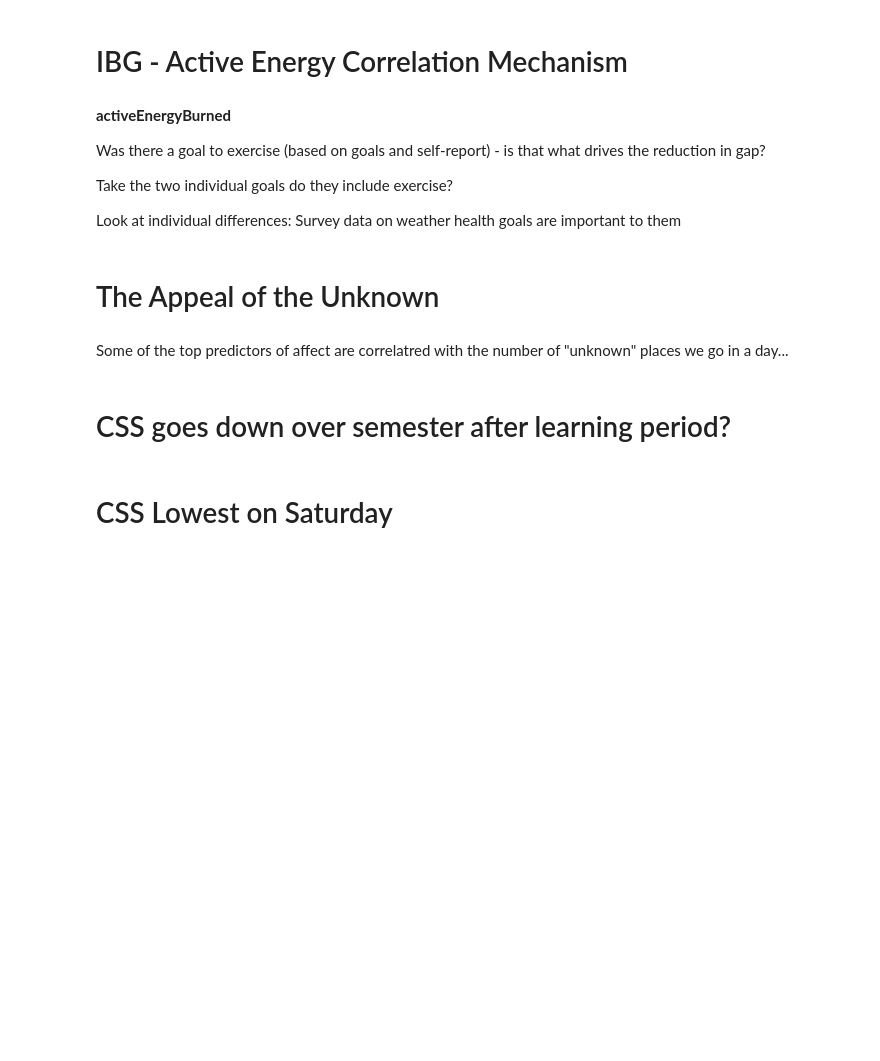
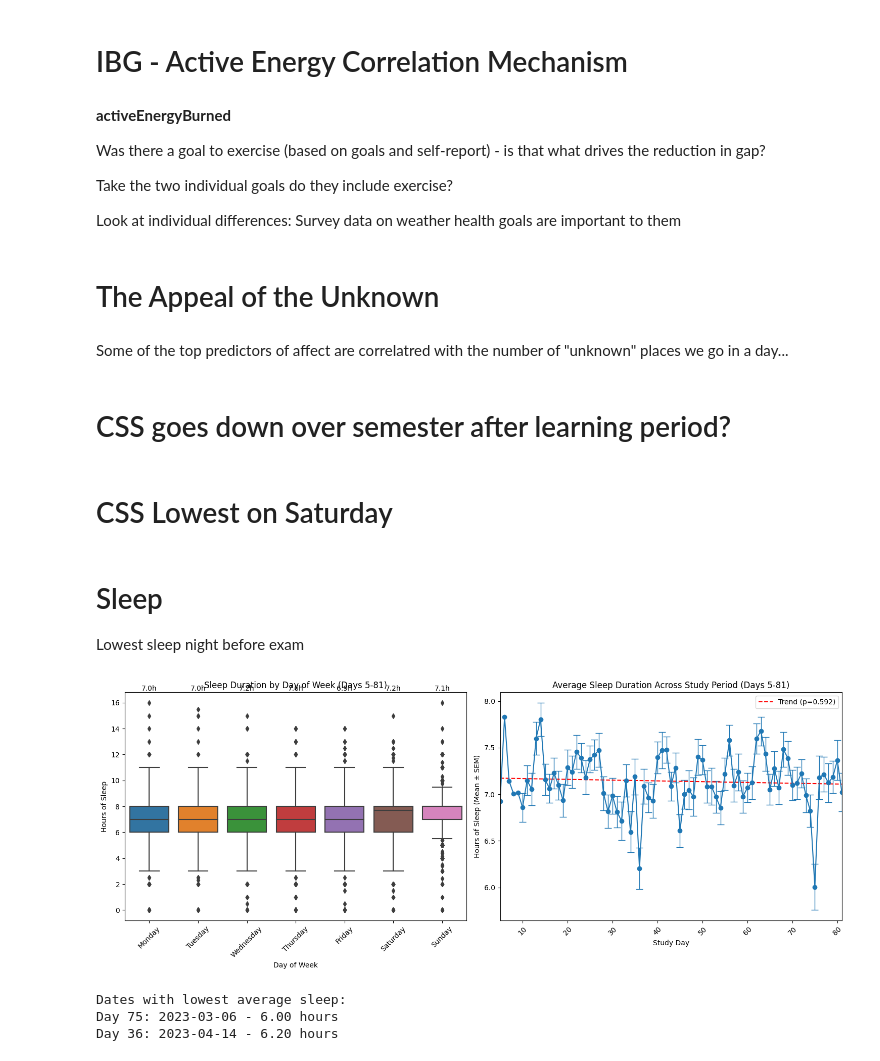
Before and after one commit to danieljwilson/3_3_experience_sampling, a Jupyter notebook: 3_3_3_data_analysis/02_analysis/Exploratory.ipynb, the cells around one changed output. Drawn from its saved outputs; the diff is of its cells as text; code cells hidden in the pictures; blank space fills up the shorter version.

```diff
--- a/3_3_3_data_analysis/02_analysis/Exploratory.ipynb
+++ b/3_3_3_data_analysis/02_analysis/Exploratory.ipynb
@@ -172,3 +172,80 @@ plt.grid(True, alpha=0.3)
 
 # Adjust layout to prevent label cutoff
 plt.tight_layout()
+# %% [markdown]
+# Sleep
+
+Lowest sleep night before exam
+# %%
+# Convert trial_date to datetime if it's not already
+df_good['trial_date'] = pd.to_datetime(df_good['trial_date'])
+
+# Create figure with two subplots
+fig, (ax1, ax2) = plt.subplots(1, 2, figsize=(15, 6))
+
+# Filter data for days 5-81
+df_filtered = df_good[df_good['day'].between(5, 81)]
+
+# Plot 1: Box plot for each day of the week
+sns.boxplot(
+    data=df_filtered,
+    x=df_filtered['trial_date'].dt.day_name(),
+    y='sr_DAILY_past24_sleep',
+    ax=ax1,
+    order=['Monday', 'Tuesday', 'Wednesday', 'Thursday', 'Friday', 'Saturday', 'Sunday']
+)
+
+# Calculate and add mean values as text annotations
+daily_means = df_filtered.groupby(df_filtered['trial_date'].dt.day_name())['sr_DAILY_past24_sleep'].mean()
+for i, mean in enumerate(daily_means):
+    ax1.text(i, ax1.get_ylim()[1], f'{mean:.1f}h',
+             horizontalalignment='center', verticalalignment='bottom')
+
+ax1.set_title('Sleep Duration by Day of Week (Days 5-81)')
+ax1.set_xlabel('Day of Week')
+ax1.set_ylabel('Hours of Sleep')
+ax1.tick_params(axis='x', rotation=45)
+
+# Plot 2: Mean and error bars across study days
+daily_sleep = df_filtered.groupby('day')['sr_DAILY_past24_sleep'].agg(['mean', 'std']).reset_index()
+daily_sleep['sem'] = daily_sleep['std'] / np.sqrt(df_filtered.groupby('day').size())
+
+ax2.errorbar(
+    x=daily_sleep['day'],
+    y=daily_sleep['mean'],
+    yerr=daily_sleep['sem'],
+    fmt='o-',
+    capsize=5,
+    capthick=1,
+    elinewidth=1
+)
+
+# Add linear regression line
+from scipy import stats
+slope, intercept, r_value, p_value, std_err = stats.linregress(daily_sleep['day'], daily_sleep['mean'])
+line = slope * daily_sleep['day'] + intercept
+ax2.plot(daily_sleep['day'], line, 'r--', label=f'Trend (p={p_value:.3f})')
+ax2.legend()
+
+ax2.set_title('Average Sleep Duration Across Study Period (Days 5-81)')
+ax2.set_xlabel('Study Day')
+ax2.set_ylabel('Hours of Sleep (Mean ± SEM)')
+ax2.tick_params(axis='x', rotation=45)
+
+# Set x-axis limits for second plot
+ax2.set_xlim(5, 81)
+
+plt.tight_layout()
+plt.show()
+
+# Find and print the two days with lowest average sleep
+lowest_sleep_days = daily_sleep.nsmallest(2, 'mean')
+dates_of_lowest_sleep = df_filtered[df_filtered['day'].isin(lowest_sleep_days['day'])]['trial_date'].dt.date.unique()
+print("\nDates with lowest average sleep:")
+for day, date in zip(lowest_sleep_days['day'], dates_of_lowest_sleep):
+    print(f"Day {day}: {date} - {lowest_sleep_days[lowest_sleep_days['day']==day]['mean'].values[0]:.2f} hours")
+# %% [output]
+[figure, added]
+Dates with lowest average sleep:
+Day 75: 2023-03-06 - 6.00 hours
+Day 36: 2023-04-14 - 6.20 hours
```
Also changed, not shown: 1 other file.
